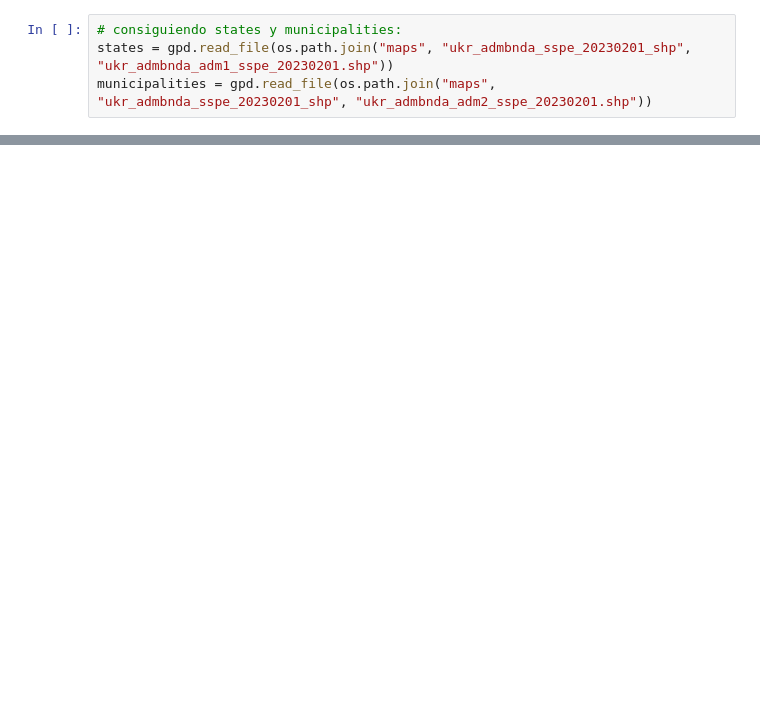
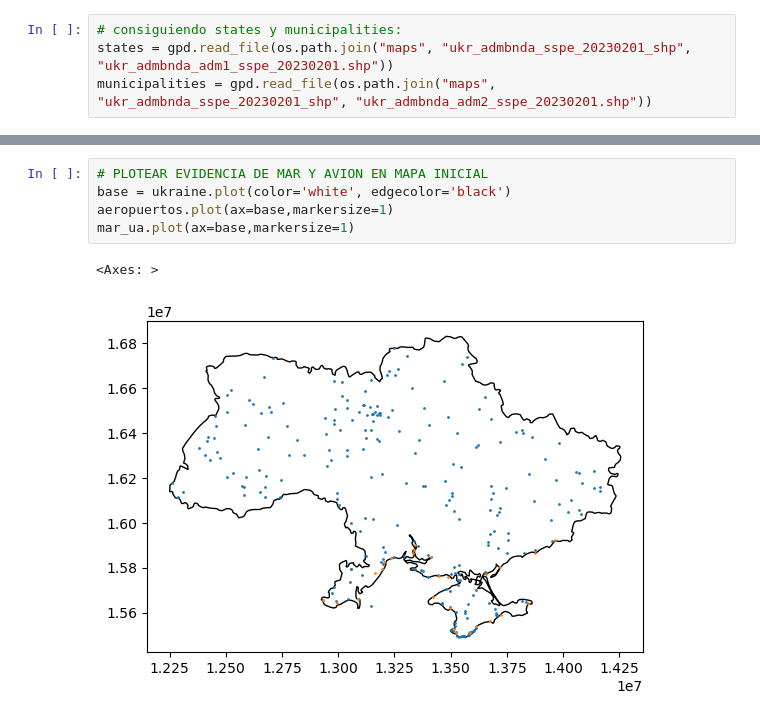
Before and after one commit to ZurinaGarcia/TareaEntregaFinal, a Jupyter notebook: limpiezaData.ipynb, the cells around one changed output, grey strips where cells are left out. Cells and saved outputs as stored; diff of their text form; blank space fills up the shorter version.

```diff
--- a/limpiezaData.ipynb
+++ b/limpiezaData.ipynb
@@ -20,0 +199,8 @@ municipalities.to_file(os.path.join("maps","ukraineMaps.gpkg"), layer='municipal
+# %%
+# PLOTEAR EVIDENCIA DE MAR Y AVION EN MAPA INICIAL
+base = ukraine.plot(color='white', edgecolor='black')
+aeropuertos.plot(ax=base,markersize=1)
+mar_ua.plot(ax=base,markersize=1)
+# %% [output]
+<Axes: >
+[figure, added]
```
Also changed, not shown: parts of 19 cells of this notebook, 3 other files.
